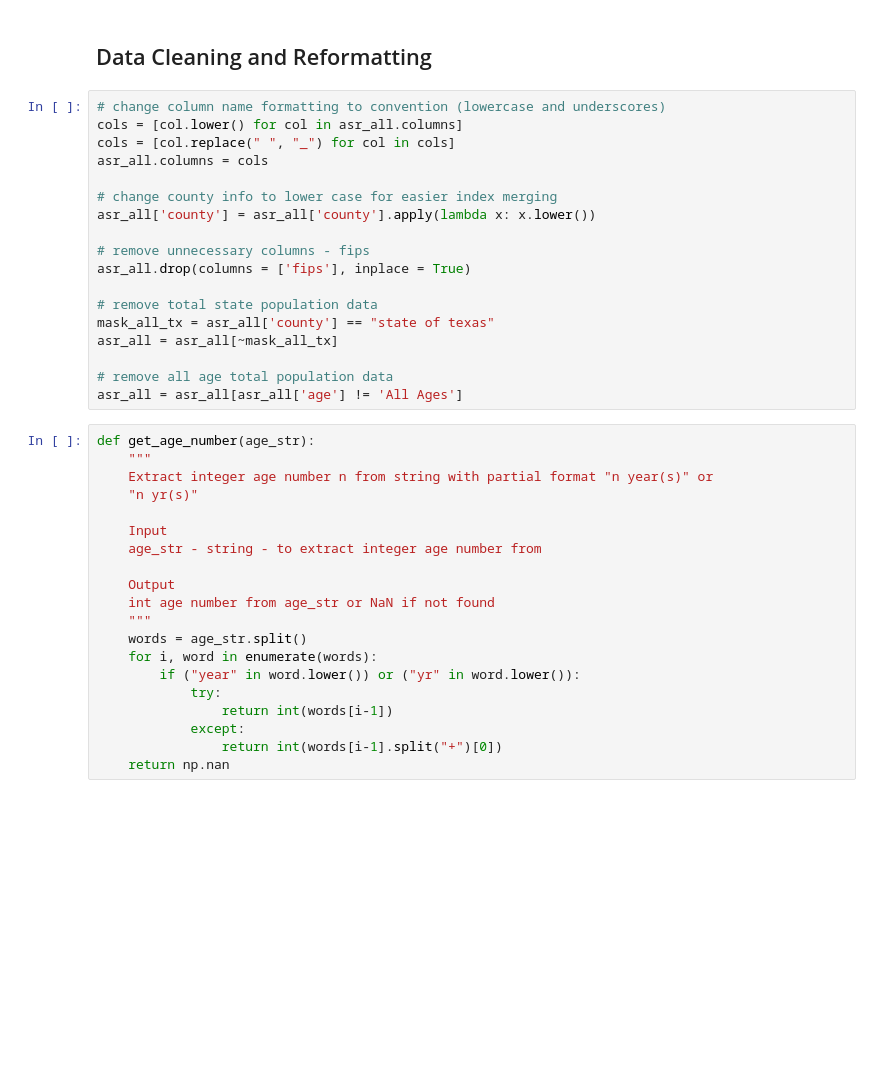
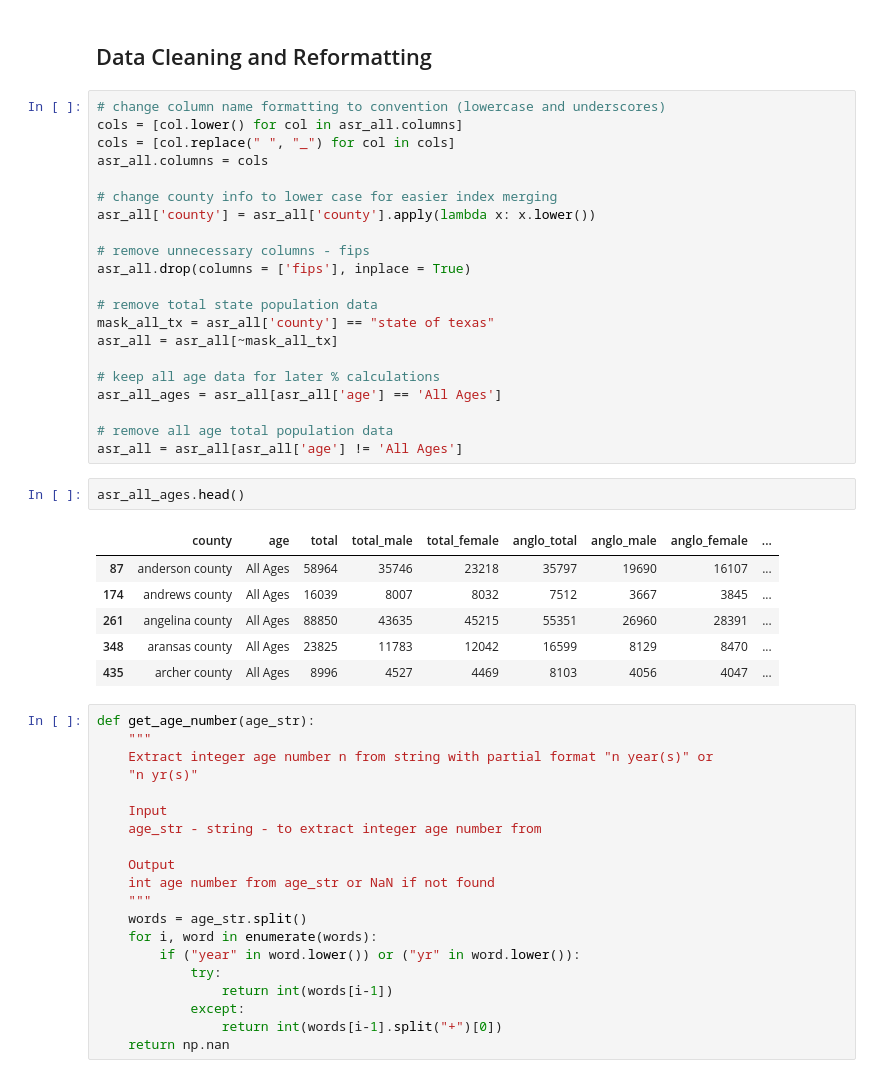
Before and after one commit to yae-sushi/Texas-General-Election-Preds, a Jupyter notebook: Data Collection/Lucy_data_cleaning.ipynb, the cells around one changed output. Saved outputs shown, nothing was run; the diff lists cells and outputs as text; blank space fills up the shorter version.

```diff
--- a/Data Collection/Lucy_data_cleaning.ipynb
+++ b/Data Collection/Lucy_data_cleaning.ipynb
@@ -54,8 +54,20 @@ asr_all.drop(columns = ['fips'], inplace = True)
 mask_all_tx = asr_all['county'] == "state of texas"
 asr_all = asr_all[~mask_all_tx]
 
+# keep all age data for later % calculations
+asr_all_ages = asr_all[asr_all['age'] == 'All Ages']
+
 # remove all age total population data
 asr_all = asr_all[asr_all['age'] != 'All Ages']
+# %%
+asr_all_ages.head()
+# %% [output]
+|  | county | age | total | total_male | total_female | anglo_total | anglo_male | anglo_female | ... |
+| 87 | anderson county | All Ages | 58964 | 35746 | 23218 | 35797 | 19690 | 16107 | ... |
+| 174 | andrews county | All Ages | 16039 | 8007 | 8032 | 7512 | 3667 | 3845 | ... |
+| 261 | angelina county | All Ages | 88850 | 43635 | 45215 | 55351 | 26960 | 28391 | ... |
+| 348 | aransas county | All Ages | 23825 | 11783 | 12042 | 16599 | 8129 | 8470 | ... |
+| 435 | archer county | All Ages | 8996 | 4527 | 4469 | 8103 | 4056 | 4047 | ... |
 # %%
 def get_age_number(age_str):
     """
```
Also changed, not shown: parts of 6 cells of this notebook, 1 other file.
